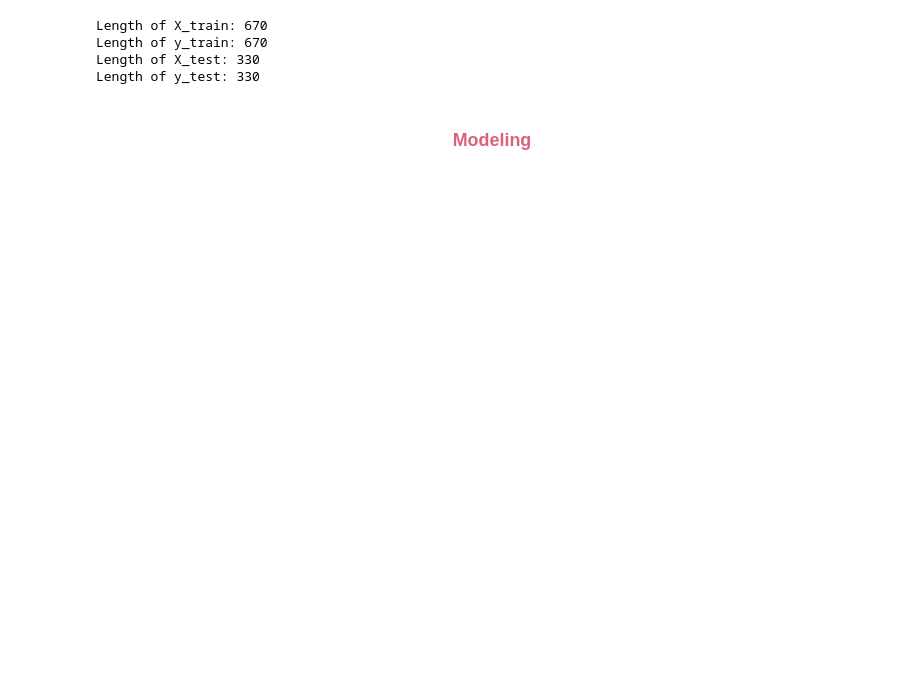
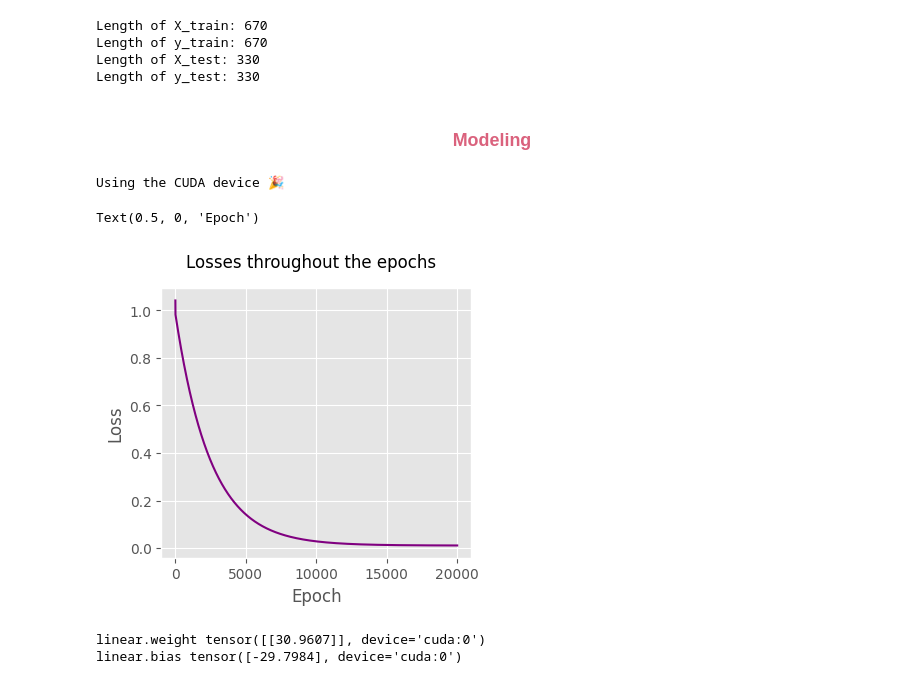
Before and after one commit to naomilago/lr_with_gd, a Jupyter notebook: Linear Regression.ipynb, the cells around one changed output. Cells and saved outputs as stored; diff of their text form; code cells hidden in the pictures; blank space fills up the shorter version.

```diff
--- a/Linear Regression.ipynb
+++ b/Linear Regression.ipynb
@@ -156,3 +157,23 @@ Length of X_test: 330
 Length of y_test: 330
 # %% [markdown]
 <h3 style='color: #da627d; text-align: center;'> Modeling </h3>
+# %%
+device = 'cuda' if torch.cuda.is_available() else 'cpu'
+print(f'Using the {str.upper(device)} device 🎉')
+# %% [output]
+Using the CUDA device 🎉
+# %%
+class LinearRegression(nn.Module):
+  def __init__(self):
+    super(LinearRegression, self).__init__()
+    self.linear = nn.Linear(1, 1, bias = True)
+
+  def forward(self, x):
+    output = self.linear(x)
+
+    return output
+
+X_train = torch.tensor(X_train, requires_grad = True).reshape(-1, 1).to(device)
+X_test = torch.tensor(X_test, requires_grad = True).reshape(-1, 1).to(device)
+y_train = torch.tensor(y_train, requires_grad = True).reshape(-1, 1).to(device)
+y_test = torch.tensor(y_test, requires_grad = True).reshape(-1, 1).to()
@@ -158,0 +224,32 @@ Length of y_test: 330
+# %%
+for i in range(20):
+  time.sleep(0.5)
+  training(
+    model = model,
+    X = X_train,
+    y = y_train,
+    iter = 1000
+  )
+# %%
+history['loss'][0] = history['loss'][0][1:]
+# %%
+losses = [ i.item() for i in history['loss'][0]]
+
+plt.figure(figsize=(4, 3.5))
+plt.style.use('ggplot')
+plt.plot(losses, color='purple')
+plt.suptitle('Losses throughout the epochs')
+plt.ylabel('Loss')
+plt.xlabel('Epoch')
+# %% [output]
+Text(0.5, 0, 'Epoch')
+[figure, added]
+# %%
+y_preds = model(X_train).squeeze()
+
+for name, param in model.named_parameters():
+  if param.requires_grad:
+    print(name, param.data)
+# %% [output]
+linear.weight tensor([[30.9607]], device='cuda:0')
+linear.bias tensor([-29.7984], device='cuda:0')
```
Also changed, not shown: parts of 9 cells of this notebook.
